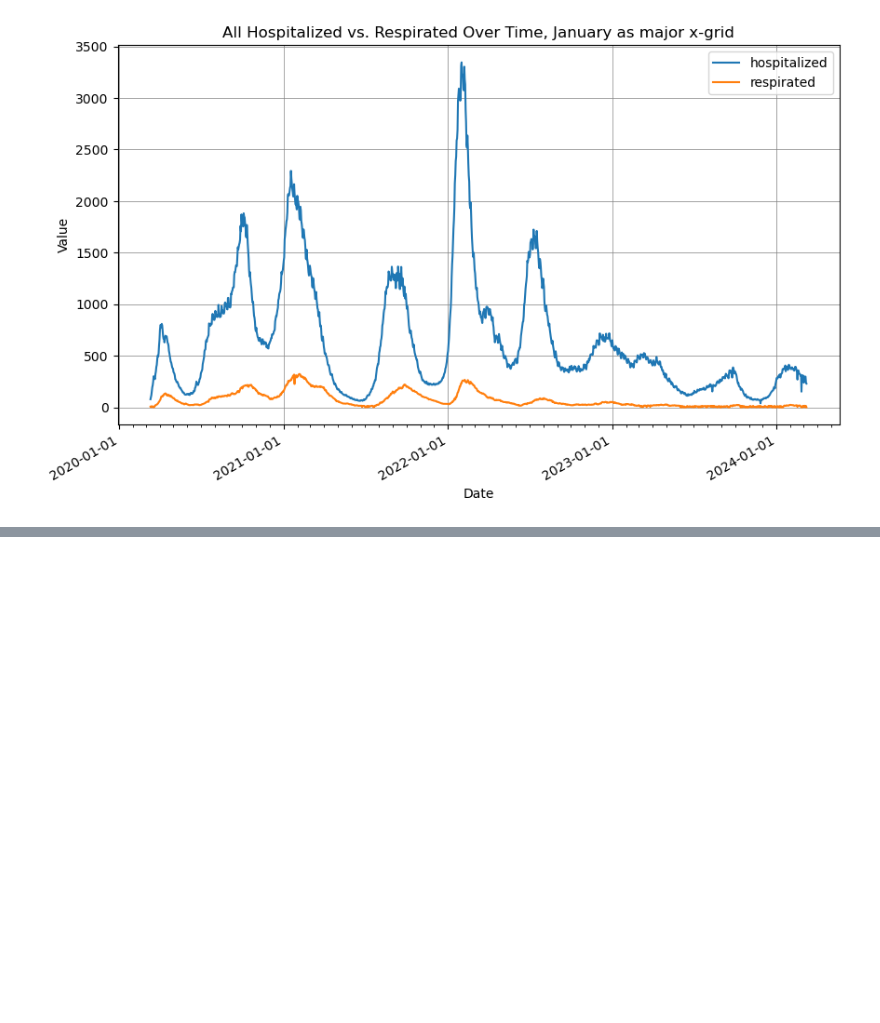
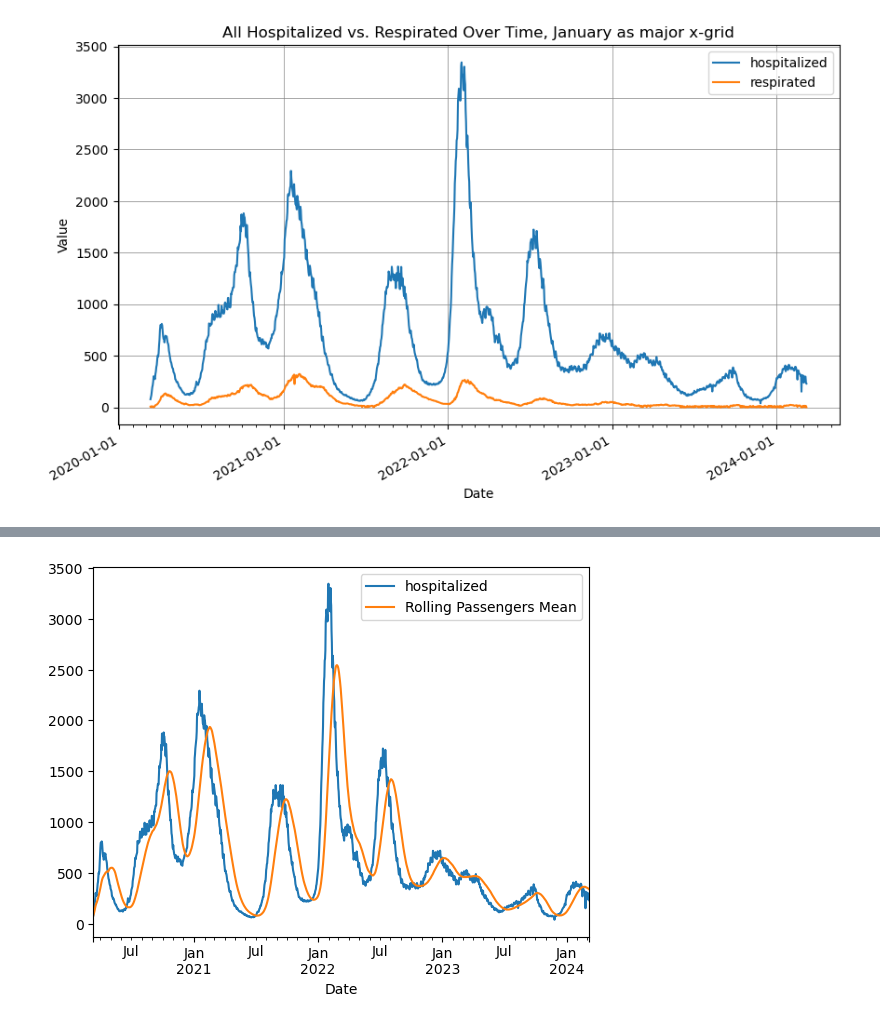
Before and after one commit to Shunit-Mazeh/Covid19-Project, a Jupyter notebook: covid19-hospitalization-graphs.ipynb, the cells around one changed output, grey strips where cells are left out. Cells and saved outputs as stored; diff of their text form; code cells hidden in the pictures; blank space fills up the shorter version.

```diff
--- a/covid19-hospitalization-graphs.ipynb
+++ b/covid19-hospitalization-graphs.ipynb
@@ -235,0 +247,10 @@ plt.show()
+# %%
+# Rolling window functions - smoothing the data with 45d data
+rolling_data = hospital_table_3.hospitalized.rolling('45D').mean()
+hospital_table_3.hospitalized.plot()
+rolling_data.plot()
+plt.legend(['hospitalized','Rolling Passengers Mean'])
+# Plotting a rolling mean of 90 day window with original
+plt.show()
+# %% [output]
+[figure, added]
```
Also changed, not shown: parts of 9 cells of this notebook.
